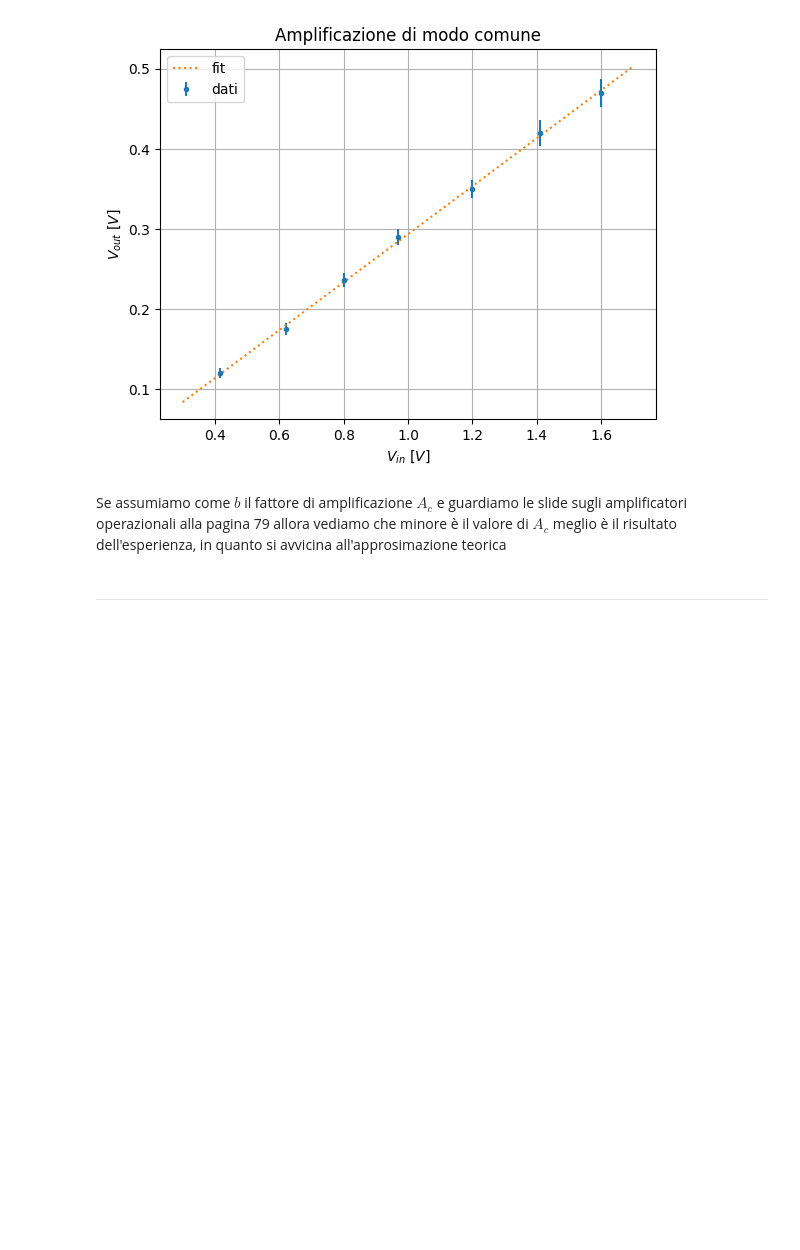
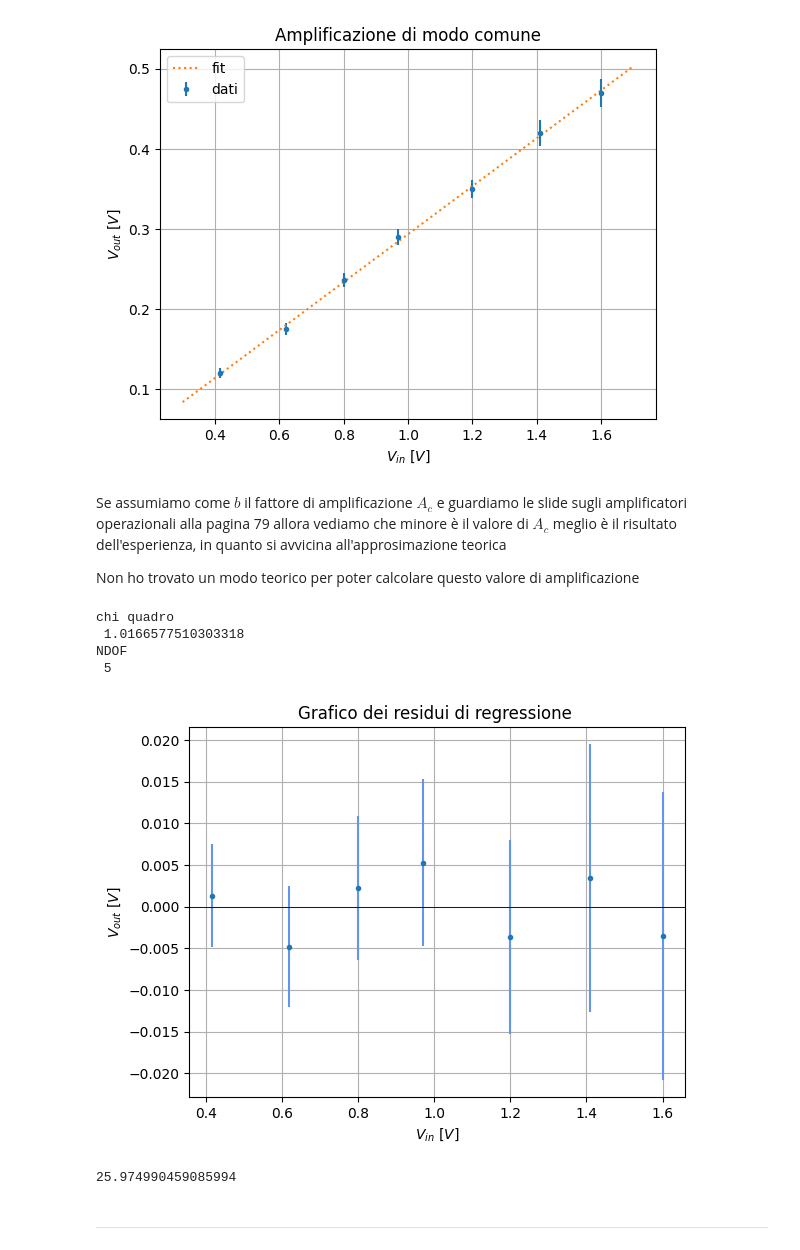
Before and after one commit to albertos-2002/SF3, a Jupyter notebook: elettronica/esperienza_5/Esperienza_5.ipynb, the cells around one changed output. Saved outputs shown, nothing was run; the diff lists cells and outputs as text; code cells hidden in the pictures; blank space fills up the shorter version.

```diff
--- a/elettronica/esperienza_5/Esperienza_5.ipynb
+++ b/elettronica/esperienza_5/Esperienza_5.ipynb
@@ -429,6 +290,22 @@ plt.legend()
 [figure]
 # %% [markdown]
 Se assumiamo come $b$ il fattore di amplificazione $A_c$ e guardiamo le slide sugli amplificatori operazionali alla pagina 79 allora vediamo che minore è il valore di $A_c$ meglio è il risultato dell'esperienza, in quanto si avvicina all'approsimazione teorica
+
+Non ho trovato un modo teorico per poter calcolare questo valore di amplificazione
+# %%
+chi_quadro_lineare(v_out_ac, v_in_ac, err_v_out_ac, -0.005989961061714455, 0.2996900724797622, "$V_{out} \ [V]$", "$V_{in} \ [V]$", "")
+# %% [output]
+chi quadro
+ 1.0166577510303318
+NDOF
+ 5
+[figure, added]
+# %%
+#@title compatibilità tra il valore teorico e sperimentale
+comp = (0.2996900724797622 - 0.009308298197347797 ) / math.sqrt( (0.010329753319520735)**2 + (0.004274642566494968)**2 )
+print(comp)
+# %% [output]
+25.974990459085994
 # %% [markdown]
 
 
```
Also changed, not shown: parts of 29 cells of this notebook.
